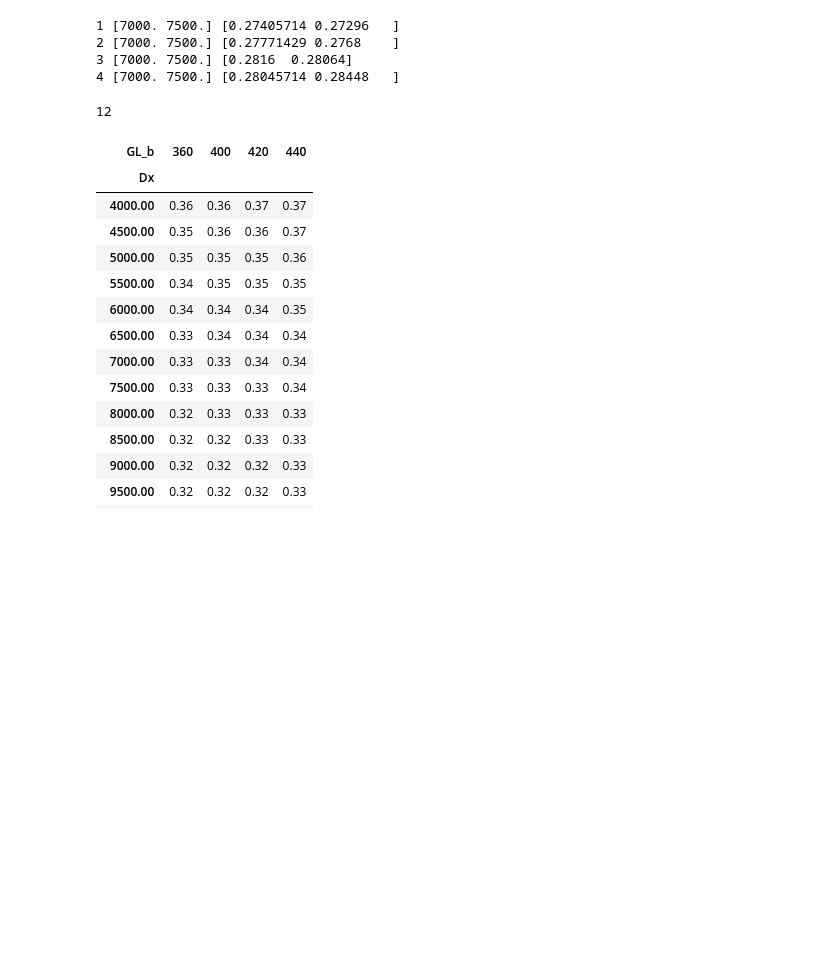
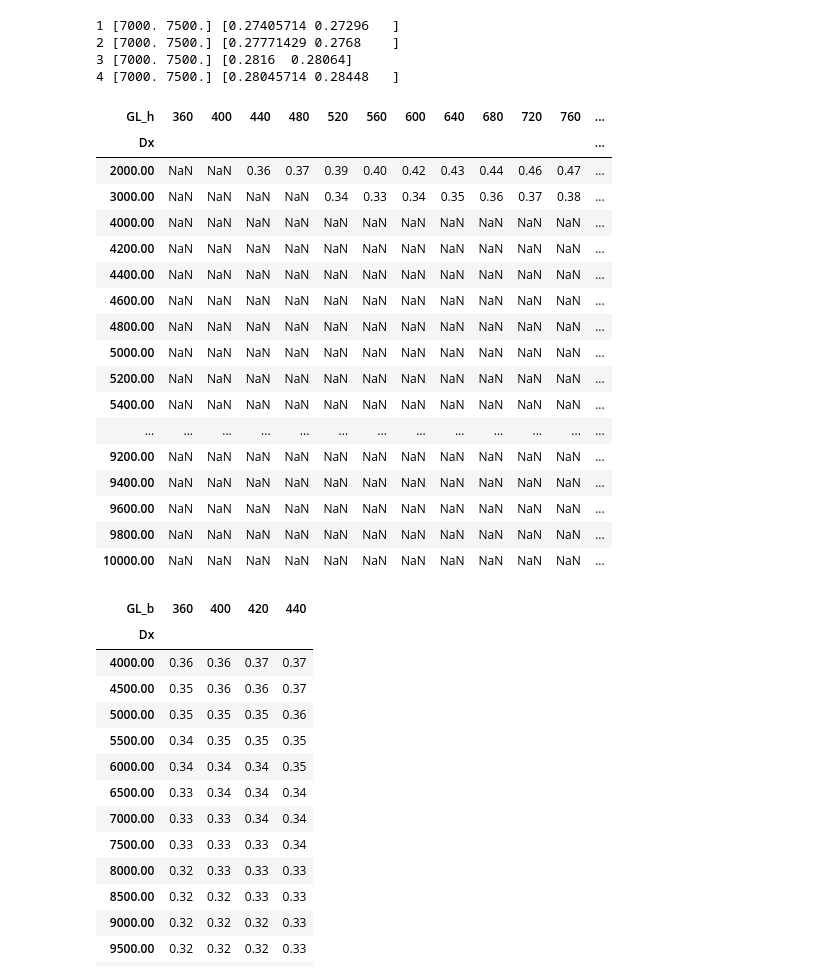
Before and after one commit to MarcoDona-CLTs/my-first-binder, a Jupyter notebook: FrameOptimization.ipynb, the cells around one changed output. Cells and saved outputs as stored; diff of their text form; code cells hidden in the pictures; blank space fills up the shorter version.

```diff
--- a/FrameOptimization.ipynb
+++ b/FrameOptimization.ipynb
@@ -413,10 +413,25 @@ for x,y in zip(xs,ys):
 4 [7000. 7500.] [0.28045714 0.28448   ]
 # %%
 Data_Set.groupby(['Dx','GL_h'])['Volume_Timber'].min().unstack()
-
-int(len(Dx)/6+1)
 # %% [output]
-12
+| GL_h | 360 | 400 | 440 | 480 | 520 | 560 | 600 | 640 | 680 | 720 | 760 | ... |
+| Dx |  |  |  |  |  |  |  |  |  |  |  | ... |
+| 2000.00 | NaN | NaN | 0.36 | 0.37 | 0.39 | 0.40 | 0.42 | 0.43 | 0.44 | 0.46 | 0.47 | ... |
+| 3000.00 | NaN | NaN | NaN | NaN | 0.34 | 0.33 | 0.34 | 0.35 | 0.36 | 0.37 | 0.38 | ... |
+| 4000.00 | NaN | NaN | NaN | NaN | NaN | NaN | NaN | NaN | NaN | NaN | NaN | ... |
+| 4200.00 | NaN | NaN | NaN | NaN | NaN | NaN | NaN | NaN | NaN | NaN | NaN | ... |
+| 4400.00 | NaN | NaN | NaN | NaN | NaN | NaN | NaN | NaN | NaN | NaN | NaN | ... |
+| 4600.00 | NaN | NaN | NaN | NaN | NaN | NaN | NaN | NaN | NaN | NaN | NaN | ... |
+| 4800.00 | NaN | NaN | NaN | NaN | NaN | NaN | NaN | NaN | NaN | NaN | NaN | ... |
+| 5000.00 | NaN | NaN | NaN | NaN | NaN | NaN | NaN | NaN | NaN | NaN | NaN | ... |
+| 5200.00 | NaN | NaN | NaN | NaN | NaN | NaN | NaN | NaN | NaN | NaN | NaN | ... |
+| 5400.00 | NaN | NaN | NaN | NaN | NaN | NaN | NaN | NaN | NaN | NaN | NaN | ... |
+| ... | ... | ... | ... | ... | ... | ... | ... | ... | ... | ... | ... | ... |
+| 9200.00 | NaN | NaN | NaN | NaN | NaN | NaN | NaN | NaN | NaN | NaN | NaN | ... |
+| 9400.00 | NaN | NaN | NaN | NaN | NaN | NaN | NaN | NaN | NaN | NaN | NaN | ... |
+| 9600.00 | NaN | NaN | NaN | NaN | NaN | NaN | NaN | NaN | NaN | NaN | NaN | ... |
+| 9800.00 | NaN | NaN | NaN | NaN | NaN | NaN | NaN | NaN | NaN | NaN | NaN | ... |
+| 10000.00 | NaN | NaN | NaN | NaN | NaN | NaN | NaN | NaN | NaN | NaN | NaN | ... |
 # %%
 Data_Set.groupby(['Dx','GL_b'])['Volume_Timber'].min().unstack()
 # %% [output]
```
Also changed, not shown: parts of 2 cells of this notebook.
